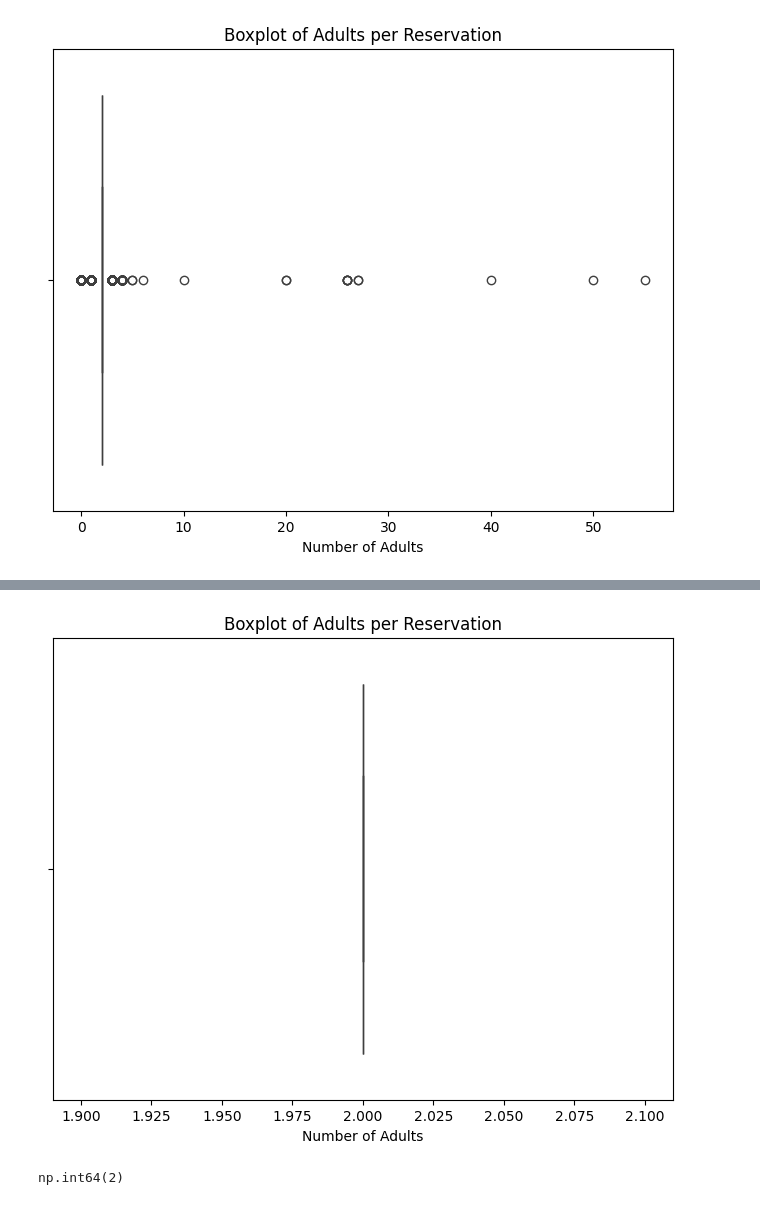
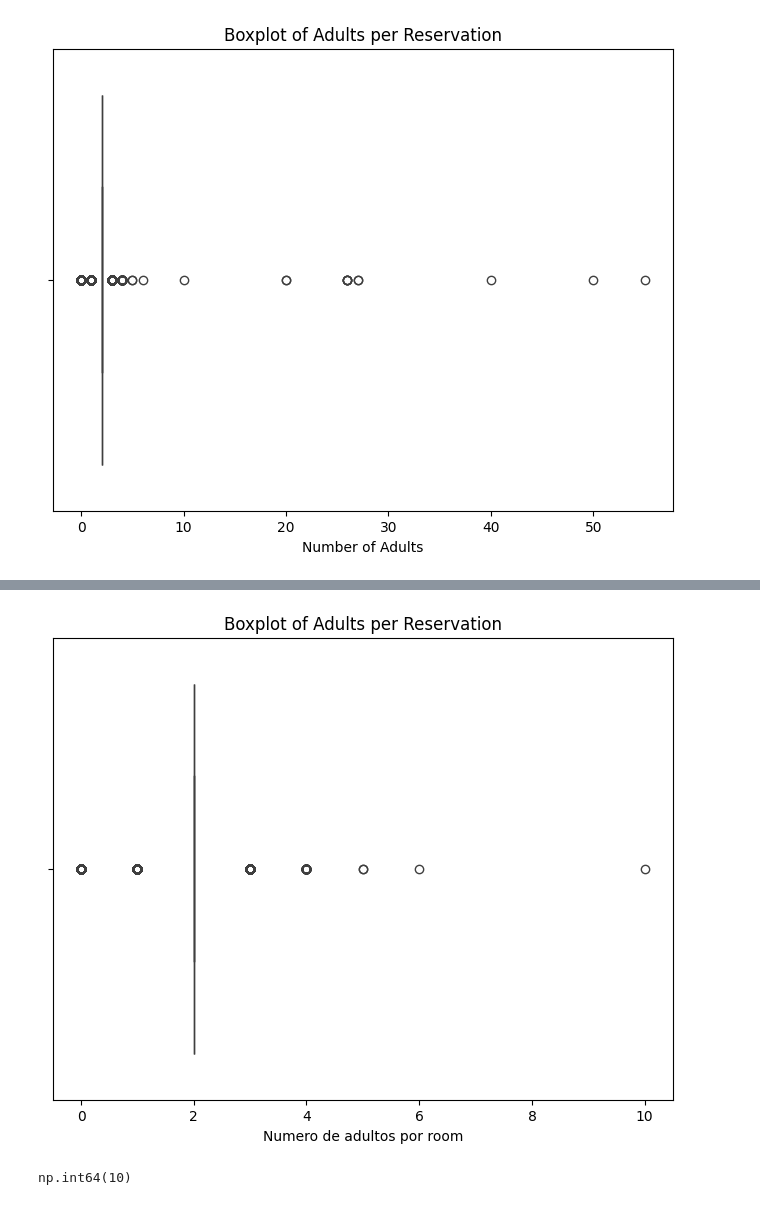
Before and after one commit to mavirc/MITIC-DataScience_MachineLearning-DanielaRiveros-2024, a Jupyter notebook: notebook/Analizando la_Satisfacción_de_Clientes_en_la_Industria_Hotelera_daniela_riveros.ipynb, the cells around one changed output, grey strips where cells are left out. Drawn from its saved outputs; the diff is of its cells as text; code cells hidden in the pictures.

```diff
--- a/notebook/Analizando la_Satisfacción_de_Clientes_en_la_Industria_Hotelera_daniela_riveros.ipynb
+++ b/notebook/Analizando la_Satisfacción_de_Clientes_en_la_Industria_Hotelera_daniela_riveros.ipynb
@@ -5,5 +11,5 @@ import seaborn as sns
 import matplotlib.pyplot as plt
 # %%
 #Cargamos el dataframe
-df = pd.read_csv('C:/Users/damav/Desktop/Codingdojo/clases/Certificacion/hotel_bookings.csv')
+df = pd.read_csv('C:/Users/arace/OneDrive/Documentos/Mavi/data/hotel_bookings.csv')
 # %% [markdown]
@@ -242,3 +195,12 @@ na.sort_values(by='Na en %',ascending=False)
 | total_of_special_requests | 119390 | 0 | 0.00 |
 | reservation_status | 119390 | 0 | 0.00 |
 | reservation_status_date | 119390 | 0 | 0.00 |
+# %%
+#Rellenamos los otros valores con un parametro neutro, de manera a no eliminar la columa completa o las filas que contengan al menos un valor nulo
+
+# Usamos un valor numerico para rellenar Agent. De lo contrario tenemos un error
+df['agent'] = df['agent'].fillna(-1)
+df['country'] = df['country'].fillna('No disponible')
+# %%
+# Eliminamos las filas con valores nulos en Children
+df = df.dropna(subset=['children'])
@@ -305,0 +277,5 @@ sin_outliers = df[(df['adults'] >= limite_inferior) & (df['adults'] <= limite_su
+# %%
+# Removemos los valores que pasan el limite superior/ demasiado dramatico / eliminar solo los valores por encima de 10
+# Calculando los outliers de la columna adultos eiminamos muchos datos del Data Frame. Por lo vamos a cortar los datos para categoria adultos con mas 10 personas en la room.
+
+nuevo_df = df[df['adults'] <= 10]
@@ -306,13 +303,14 @@ sin_outliers = df[(df['adults'] >= limite_inferior) & (df['adults'] <= limite_su
 # %%
-# Verificamos los valores de la columna Adults depues de eliminar los outlilers
+# Verificamos los valores de la columna Adults despues de eliminar los valores que consideramos muy altos
 plt.figure(figsize=(8,6))
-sns.boxplot(x=sin_outliers['adults'])
+sns.boxplot(x=nuevo_df['adults'])
 plt.title('Boxplot of Adults per Reservation')
-plt.xlabel('Number of Adults')
+plt.xlabel('Numero de adultos por room')
 plt.show()
 # %% [output]
-[figure, old version]
+[figure, new version]
-# %%
-sin_outliers['adults'].max()
-# %% [output]
-np.int64(2)
+# %%
+# Verificampos el valor maximo
+nuevo_df['adults'].max()
+# %% [output]
+np.int64(10)
```
Also changed, not shown: parts of 32 cells of this notebook.
